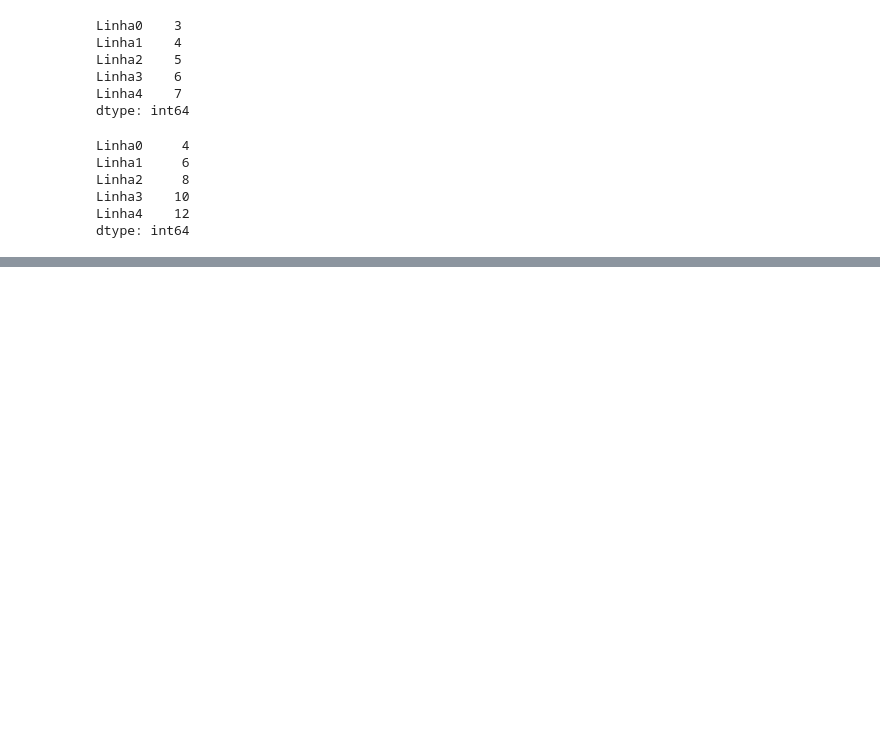
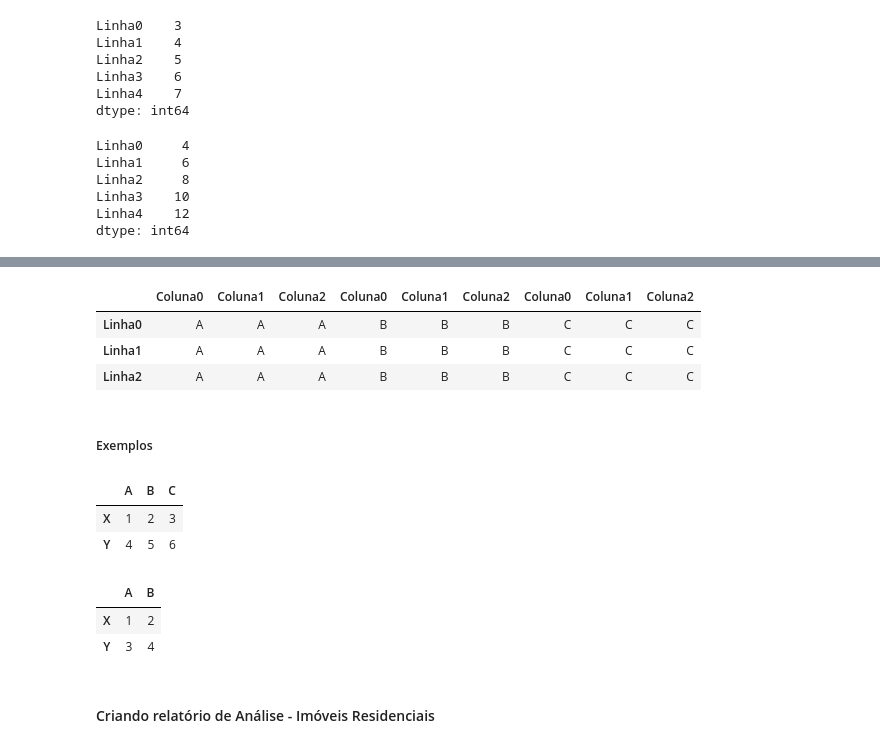
Before and after one commit to willyferreira/python_pandas_tratando_analisando_dados_alura, a Jupyter notebook: python_pandas_alura.ipynb, the cells around one changed output, grey strips where cells are left out. Drawn from its saved outputs; the diff is of its cells as text; code cells hidden in the pictures; blank space fills up the shorter version.

```diff
--- a/python_pandas_alura.ipynb
+++ b/python_pandas_alura.ipynb
@@ -507,0 +633,31 @@ dtype: int64
+# %%
+# Concatenar os dataframes utilizando como parâmetro as linhas
+df4 = pd.concat([df1, df2, df3], axis = 1)
+df4
+# %% [output]
+|  | Coluna0 | Coluna1 | Coluna2 | Coluna0 | Coluna1 | Coluna2 | Coluna0 | Coluna1 | Coluna2 |
+| Linha0 | A | A | A | B | B | B | C | C | C |
+| Linha1 | A | A | A | B | B | B | C | C | C |
+| Linha2 | A | A | A | B | B | B | C | C | C |
+# %% [markdown]
+##### Exemplos
+# %%
+dados = [[1, 2, 3], [4, 5, 6]]
+index = 'X,Y'.split(',')
+columns = list('CBA')[::-1]
+df = pd.DataFrame(dados, index, columns)
+df
+# %% [output]
+|  | A | B | C |
+| X | 1 | 2 | 3 |
+| Y | 4 | 5 | 6 |
+# %%
+dados = {'A': {'X': 1, 'Y': 3}, 'B': {'X': 2, 'Y': 4}}
+df = pd.DataFrame(dados)
+df
+# %% [output]
+|  | A | B |
+| X | 1 | 2 |
+| Y | 3 | 4 |
+# %% [markdown]
+#### Criando relatório de Análise - Imóveis Residenciais
```
Also changed, not shown: parts of 31 cells of this notebook, 1 other file.
